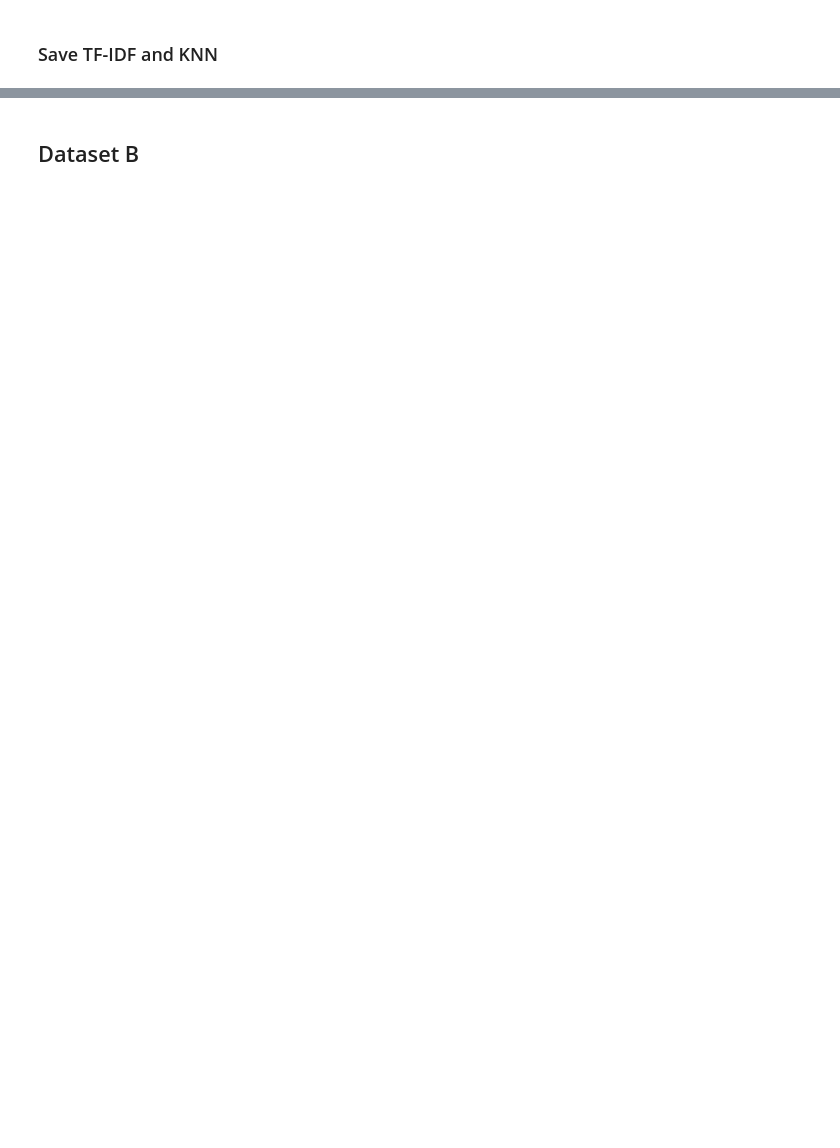
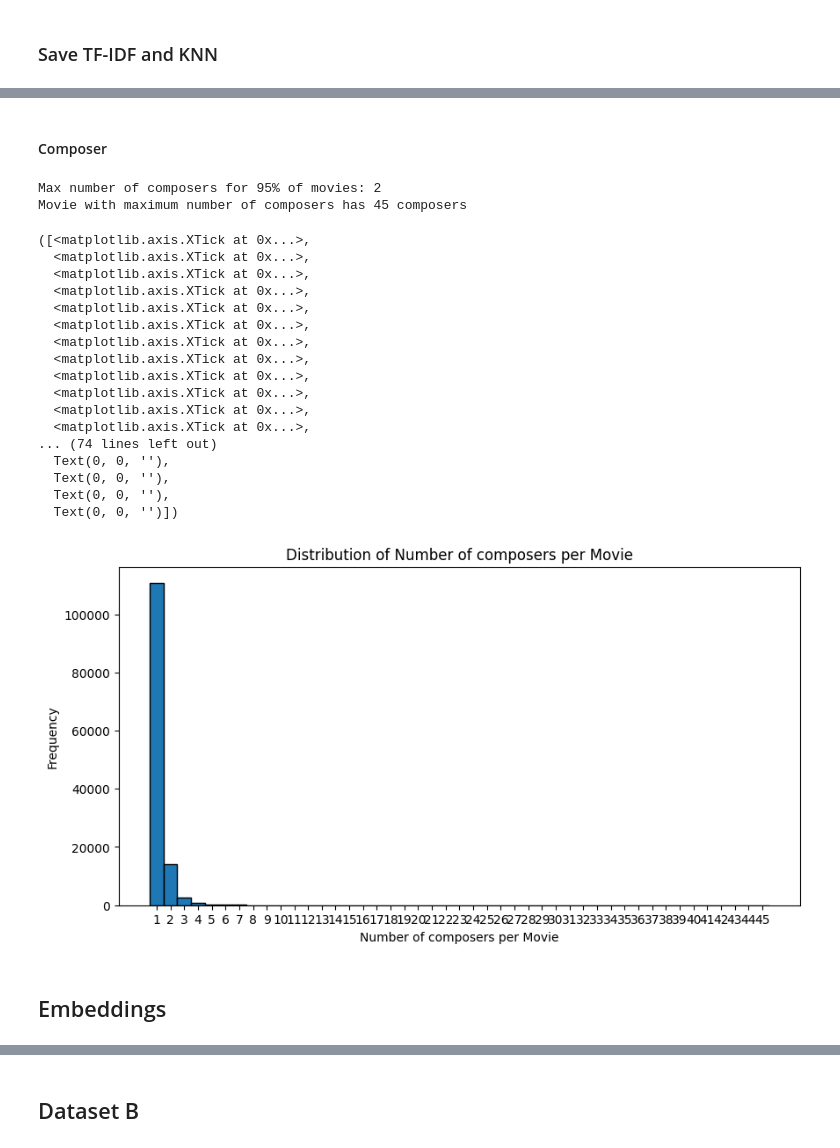
Before and after one commit to aybik/movie_picker, a Jupyter notebook: notebooks/Aybike_notebook.ipynb, the cells around one changed output, grey strips where cells are left out. Saved outputs shown, nothing was run; the diff lists cells and outputs as text; code cells hidden in the pictures; blank space fills up the shorter version.

```diff
--- a/notebooks/Aybike_notebook.ipynb
+++ b/notebooks/Aybike_notebook.ipynb
@@ -254,0 +700,45 @@ with open(os.path.join(parent_dir,"models/knn_model.pkl"), "wb") as file:
+# %% [markdown]
+#### Composer
+# %%
+# Check the length of composer list for each movie
+import matplotlib.pyplot as plt
+import numpy as np
+
+# Extract the number of composers for each movie
+composer_counts = processed_data["composer"].apply(len)
+composer_counts_max= composer_counts.max()
+max_length_95_percent = int(np.percentile(composer_counts, 95))
+
+print(f"Max number of composers for 95% of movies: {max_length_95_percent}")
+print(f"Movie with maximum number of composers has {composer_counts_max} composers")
+
+# Plot histogram
+plt.figure(figsize=(10, 5))
+plt.hist(composer_counts, bins=range(1, composer_counts.max() + 2), edgecolor="black", align="left")
+plt.xlabel("Number of composers per Movie")
+plt.ylabel("Frequency")
+plt.title("Distribution of Number of composers per Movie")
+plt.xticks(range(1, composer_counts.max() + 1))
+# %% [output]
+Max number of composers for 95% of movies: 2
+Movie with maximum number of composers has 45 composers
+([<matplotlib.axis.XTick at 0x...>,
+  <matplotlib.axis.XTick at 0x...>,
+  <matplotlib.axis.XTick at 0x...>,
+  <matplotlib.axis.XTick at 0x...>,
+  <matplotlib.axis.XTick at 0x...>,
+  <matplotlib.axis.XTick at 0x...>,
+  <matplotlib.axis.XTick at 0x...>,
+  <matplotlib.axis.XTick at 0x...>,
+  <matplotlib.axis.XTick at 0x...>,
+  <matplotlib.axis.XTick at 0x...>,
+  <matplotlib.axis.XTick at 0x...>,
+  <matplotlib.axis.XTick at 0x...>,
+... (74 lines left out)
+  Text(0, 0, ''),
+  Text(0, 0, ''),
+  Text(0, 0, ''),
+  Text(0, 0, '')])
+[figure, added]
+# %% [markdown]
+## Embeddings
```
Also changed, not shown: parts of 43 cells of this notebook, 1 other file.
